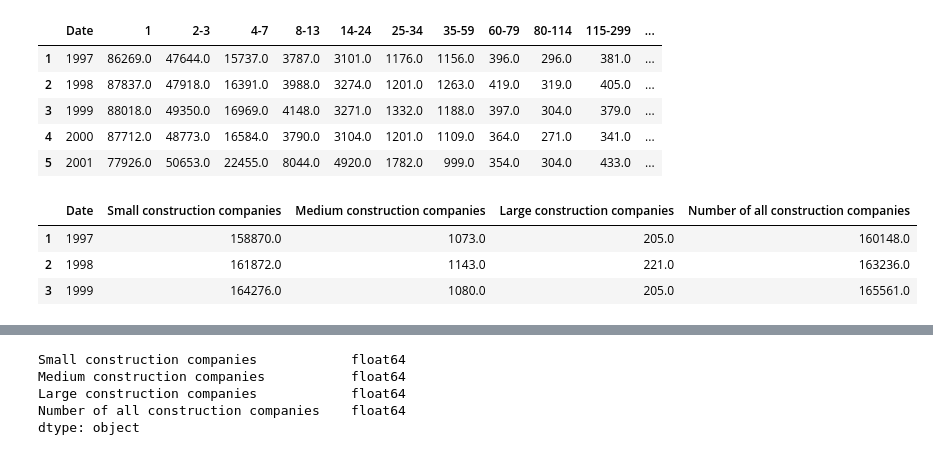
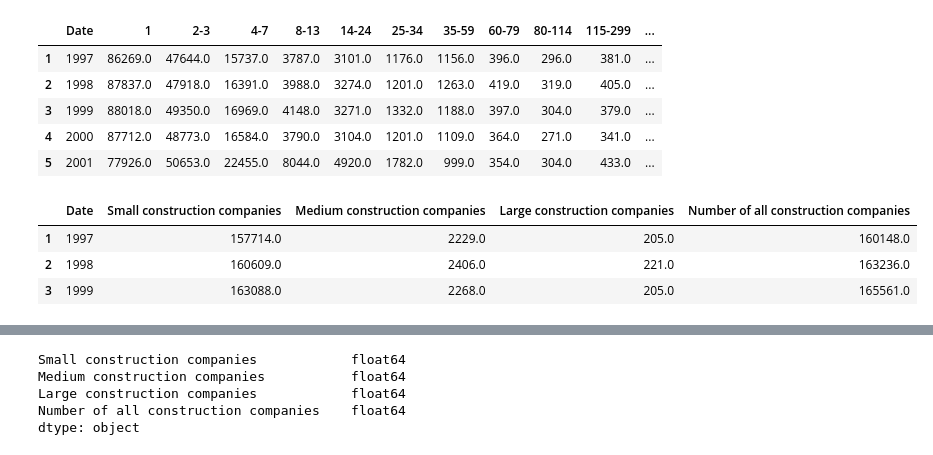
Before and after one commit to Alisa-Makhonina/Macroeconomic_indicators_vs_Construction_indicators, a Jupyter notebook: 3_Data Preprocessing.ipynb, the cells around one changed output, grey strips where cells are left out. Cells and saved outputs as stored; diff of their text form; code cells hidden in the pictures.

```diff
--- a/3_Data Preprocessing.ipynb
+++ b/3_Data Preprocessing.ipynb
@@ -1562,26 +1562,26 @@ df_10.head(5)
 | 5 | 2001 | 77926.0 | 50653.0 | 22455.0 | 8044.0 | 4920.0 | 1782.0 | 999.0 | 354.0 | 304.0 | 433.0 | ... |
 # %%
 # Grouping of companies into small (up to 59 employees) , medium (60 - 299 employees) and large (300 and more employees).
-small_companies = ['1', '2-3', '4-7', '8-13', '14-24', '25-34', '35-59']
-medium_companies = ['60-79', '80-114', '115-299']
+small_companies = ['1', '2-3', '4-7', '8-13', '14-24', '25-34']
+medium_companies = ['35-59', '60-79', '80-114', '115-299']
 large_companies = ['300-599', '600-1,199', '1,200 and over']
 
 #to avoid SettingWithCopyWarning create a copy of df_10:
 df_10_1 = df_10.copy()
 df_10_1['Small construction companies'] = df_10[small_companies].sum(axis = 1)
 df_10_1['Medium construction companies'] = df_10[medium_companies].sum(axis = 1)
 df_10_1['Large construction companies'] = df_10[large_companies].sum(axis = 1)
 df_10_1['Number of all construction companies'] = df_10[(small_companies + medium_companies + large_companies)].sum(axis = 1)
 
 
 df_10_1 = df_10_1.drop(columns=(small_companies + medium_companies + large_companies + ['All firms']))
 df_10 = df_10_1.copy()
 df_10.head(3)
 # %% [output]
 |  | Date | Small construction companies | Medium construction companies | Large construction companies | Number of all construction companies |
-| 1 | 1997 | 158870.0 | 1073.0 | 205.0 | 160148.0 |
-| 2 | 1998 | 161872.0 | 1143.0 | 221.0 | 163236.0 |
-| 3 | 1999 | 164276.0 | 1080.0 | 205.0 | 165561.0 |
+| 1 | 1997 | 157714.0 | 2229.0 | 205.0 | 160148.0 |
+| 2 | 1998 | 160609.0 | 2406.0 | 221.0 | 163236.0 |
+| 3 | 1999 | 163088.0 | 2268.0 | 205.0 | 165561.0 |
 # %%
 # Converting the Date column to datetime64 format and creating data with a monthly frequency
 df_10['Date'] = pd.to_datetime(df_10['Date'], format='%Y')
```
Also changed, not shown: parts of 10 cells of this notebook.
